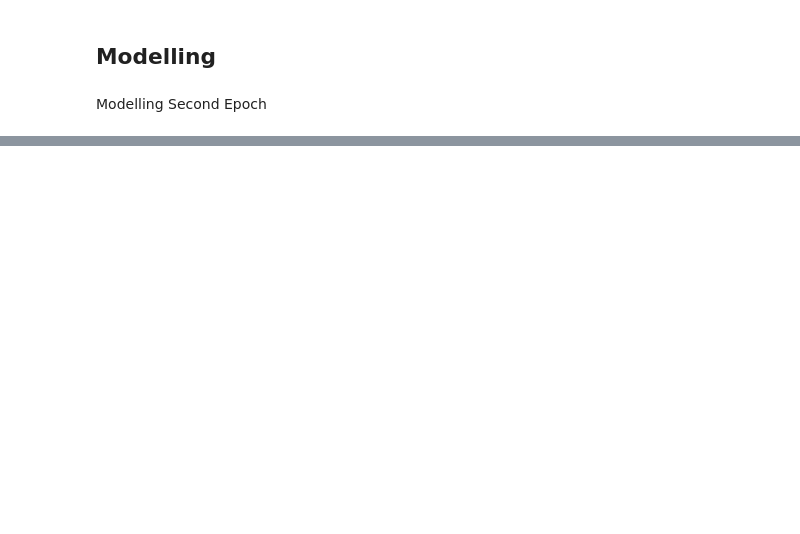
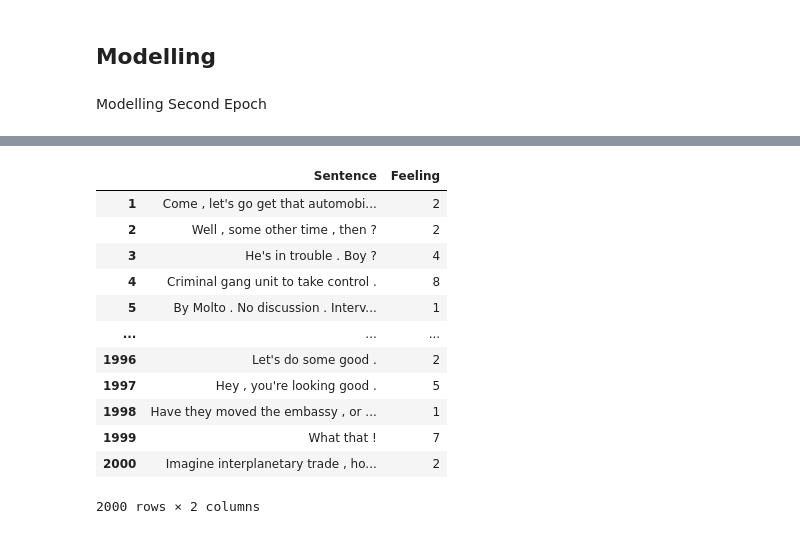
Before and after one commit to jorgedanielconde/TextMining, a Jupyter notebook: tm_notebook.ipynb, the cells around one changed output, grey strips where cells are left out. Drawn from its saved outputs; the diff is of its cells as text; code cells hidden in the pictures; blank space fills up the shorter version.

```diff
--- a/tm_notebook.ipynb
+++ b/tm_notebook.ipynb
@@ -748,0 +673,26 @@ for mean, std, params in zip(means, stds, svc_tfidf_gs.cv_results_['params']):
+# %%
+sgd = SGDClassifier(loss = 'log', random_state = 3)
+# %%
+# SGDCassifier + BoW
+
+data = bag_of_words(train_data, train_data)
+eval_data = bag_of_words(train_data, val_data)
+
+method = "bag of words"
+model_used = 'SGDCassifier'
+
+fitted = sgd.fit(data, train_data['Feeling'])
+y_train = fitted.predict(data)
+y_predict = fitted.predict(eval_data)
+
+print(f"Training Accuracy of {model_used} using {method} %.3f"
+%accuracy_score(train_data['Feeling'], y_train))
+
+print(f"Training F1 of {model_used} using {method} %.3f"
+%f1_score(train_data['Feeling'], y_train, average = 'weighted'))
+
+print(f"Val Accuracy of {model_used} using {method} %.3f"
+%accuracy_score(val_data['Feeling'], y_predict))
+
+print(f"Val F1 of {model_used} using {method} %.3f"
+%f1_score(val_data['Feeling'], y_predict, average = 'weighted'))
@@ -841,0 +726,18 @@ Val F1 of Linear Regression using tf-idf 0.094
+# %%
+test_set['Feeling'] = fitted.predict(bag_of_words(train_data, test_set))
+# %%
+test_set
+# %% [output]
+|  | Sentence | Feeling |
+| 1 | Come , let's go get that automobi... | 2 |
+| 2 | Well , some other time , then ? | 2 |
+| 3 | He's in trouble . Boy ? | 4 |
+| 4 | Criminal gang unit to take control . | 8 |
+| 5 | By Molto . No discussion . Interv... | 1 |
+| ... | ... | ... |
+| 1996 | Let's do some good . | 2 |
+| 1997 | Hey , you're looking good . | 5 |
+| 1998 | Have they moved the embassy , or ... | 1 |
+| 1999 | What that ! | 7 |
+| 2000 | Imagine interplanetary trade , ho... | 2 |
+2000 rows × 2 columns
```
Also changed, not shown: parts of 25 cells of this notebook, 1 other file.
